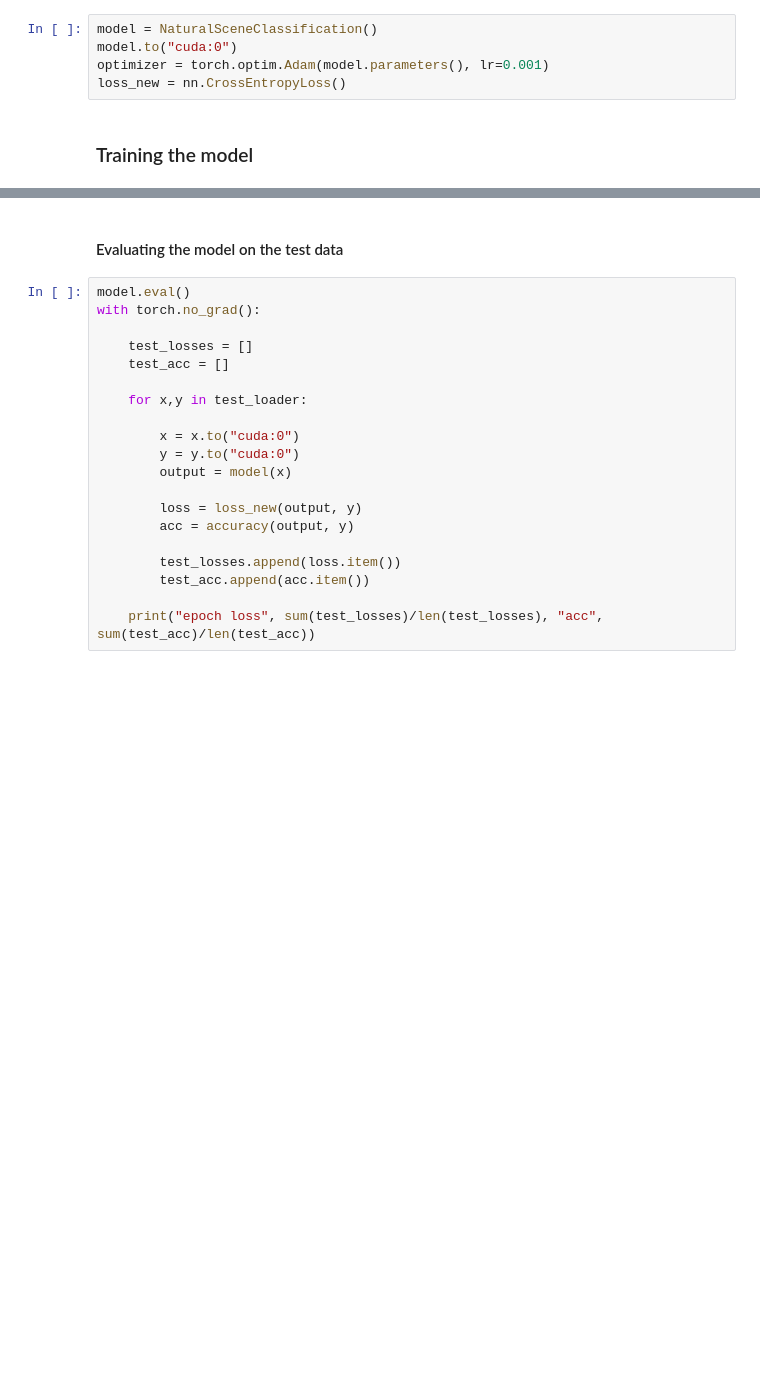
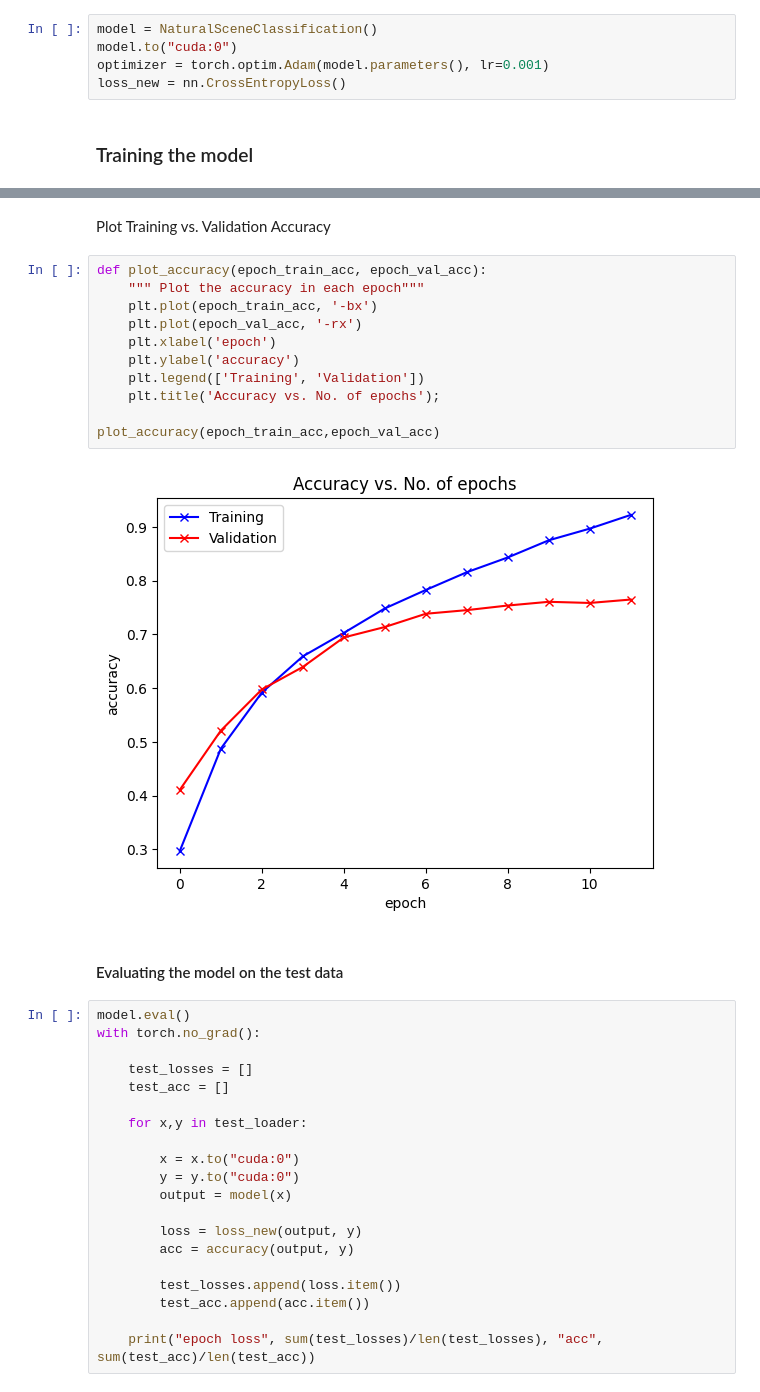
Before and after one commit to AntoineMoreno/Image-classification-CIFAR10, a Jupyter notebook: cnn_classification.ipynb, the cells around one changed output, grey strips where cells are left out. Saved outputs shown, nothing was run; the diff lists cells and outputs as text; blank space fills up the shorter version.

```diff
--- a/cnn_classification.ipynb
+++ b/cnn_classification.ipynb
@@ -211,3 +254,18 @@ Val epoch loss 0.9792272659796702 acc 0.7396162974683544
+# %% [markdown]
+Plot Training vs. Validation Accuracy
+# %%
+def plot_accuracy(epoch_train_acc, epoch_val_acc):
+    """ Plot the accuracy in each epoch"""
+    plt.plot(epoch_train_acc, '-bx')
+    plt.plot(epoch_val_acc, '-rx')
+    plt.xlabel('epoch')
+    plt.ylabel('accuracy')
+    plt.legend(['Training', 'Validation'])
+    plt.title('Accuracy vs. No. of epochs');
+
+plot_accuracy(epoch_train_acc,epoch_val_acc)
+# %% [output]
+[figure, added]
 # %% [markdown]
 #### Evaluating the model on the test data
 # %%
```
Also changed, not shown: parts of 5 cells of this notebook.
